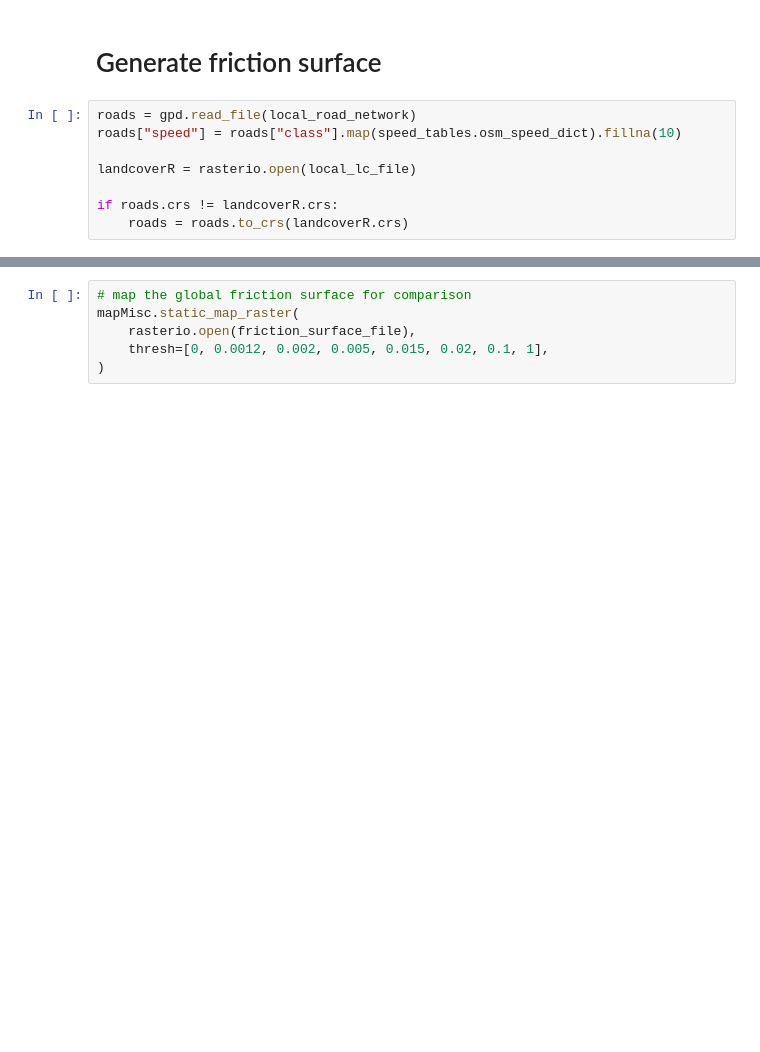
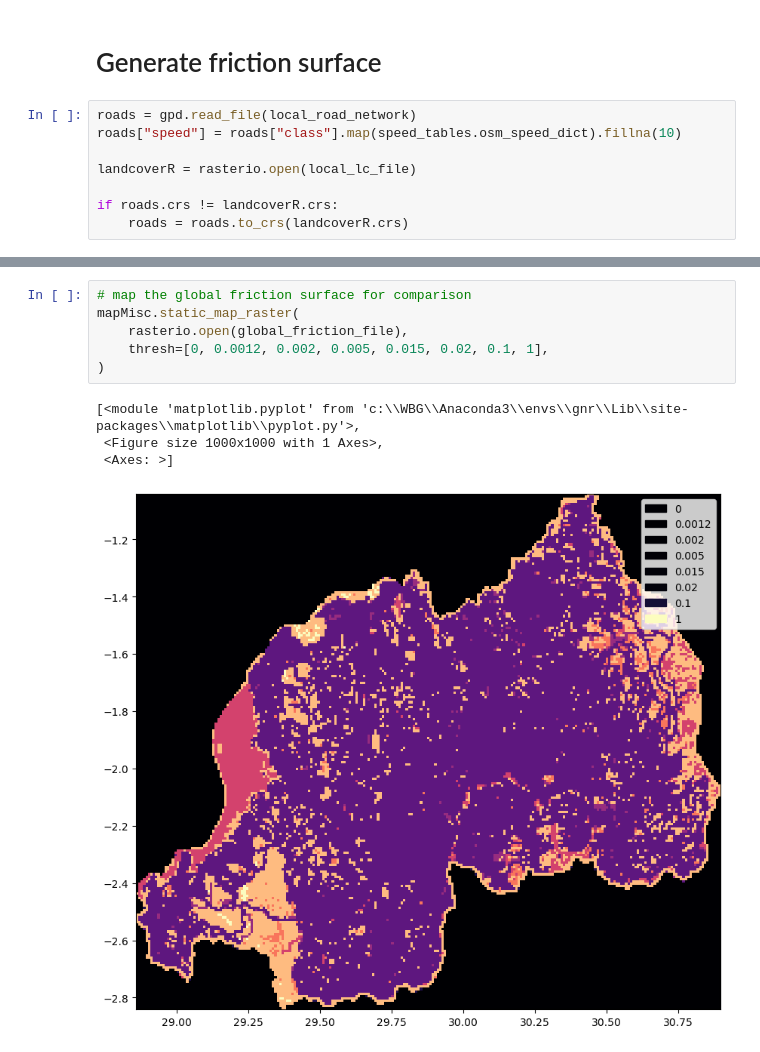
Before and after one commit to worldbank/GOSTnetsraster, a Jupyter notebook: docs/TUTORIAL_Friction_Surface.ipynb, the cells around one changed output, grey strips where cells are left out. Drawn from its saved outputs; the diff is of its cells as text; blank space fills up the shorter version.

```diff
--- a/docs/TUTORIAL_Friction_Surface.ipynb
+++ b/docs/TUTORIAL_Friction_Surface.ipynb
@@ -153,6 +147,11 @@ mapMisc.static_map_raster(
 # %%
 # map the global friction surface for comparison
 mapMisc.static_map_raster(
-    rasterio.open(friction_surface_file),
+    rasterio.open(global_friction_file),
     thresh=[0, 0.0012, 0.002, 0.005, 0.015, 0.02, 0.1, 1],
 )
+# %% [output]
+[<module 'matplotlib.pyplot' from 'c:\\WBG\\Anaconda3\\envs\\gnr\\Lib\\site-packages\\matplotlib\\pyplot.py'>,
+ <Figure size 1000x1000 with 1 Axes>,
+ <Axes: >]
+[figure, added]
```
Also changed, not shown: parts of 11 cells of this notebook, 10 other files.
